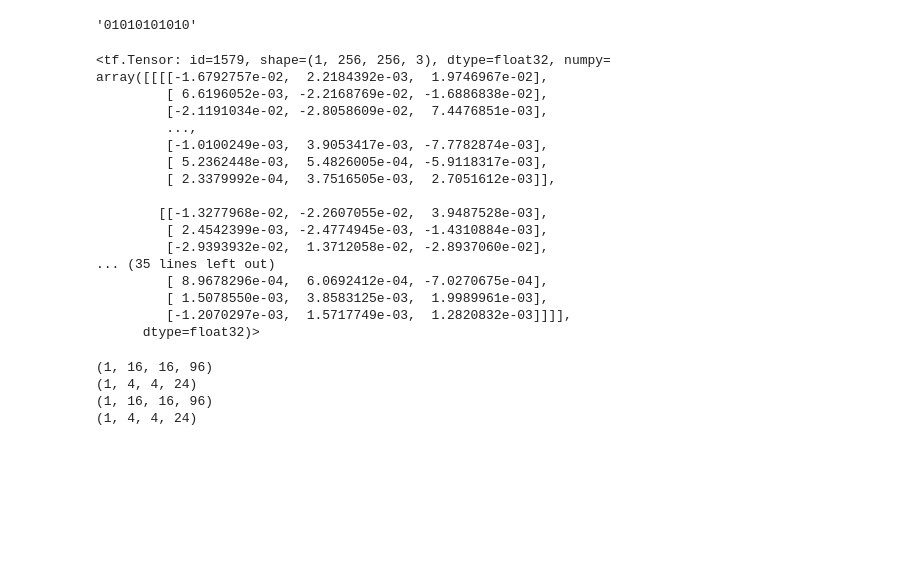
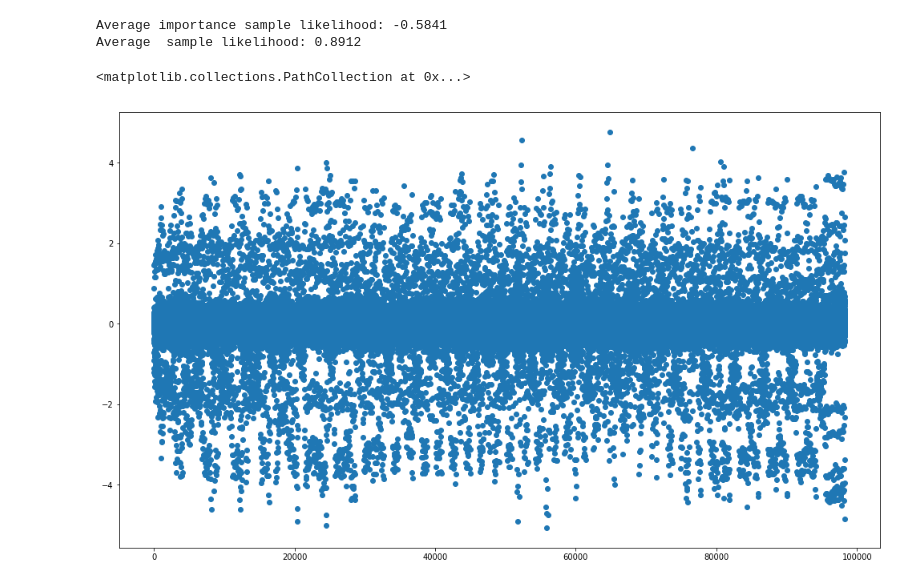
Before and after one commit to gergely-flamich/compression-without-quantization, a Jupyter notebook: scratch.ipynb, the cells around one changed output. Cells and saved outputs as stored; diff of their text form; code cells hidden in the pictures; blank space fills up the shorter version.

```diff
--- a/scratch.ipynb
+++ b/scratch.ipynb
@@ -30,0 +36,14 @@ tf.enable_eager_execution()
+# %%
+dist_dir = "/scratch/gf332/data/kodak_cwoq/"
+
+q2_loc = np.load(dist_dir + "pln_q2_loc.npy").flatten()[:10]
+q2_scale = np.load(dist_dir + "pln_q2_scale.npy").flatten()[:10]
+
+p2_loc = np.load(dist_dir + "pln_p2_loc.npy").flatten()[:10]
+p2_scale = np.load(dist_dir + "pln_p2_scale.npy").flatten()[:10]
+
+q1_loc = np.load(dist_dir + "pln_q1_loc.npy").flatten()
+q1_scale = np.load(dist_dir + "pln_q1_scale.npy").flatten()
+
+p1_loc = np.load(dist_dir + "pln_p1_loc.npy").flatten()
+p1_scale = np.load(dist_dir + "pln_p1_scale.npy").flatten()
@@ -87,7 +211,0 @@ NameError: name 'code_grouped_greedy_sample_' is not defined
-# %%
-x1 = b"01010"
-x2 = b"101010"
-
-x1.decode("utf-8") + x2.decode("utf-8")
-# %% [output]
-'01010101010'
@@ -99,30 +212,29 @@ pln = ProbabilisticLadderNetwork(first_level_filters=196,
-# %%
-pln(tf.zeros((1, 256, 256, 3)))
-# %% [output]
-<tf.Tensor: id=1579, shape=(1, 256, 256, 3), dtype=float32, numpy=
-array([[[[-1.6792757e-02,  2.2184392e-03,  1.9746967e-02],
-         [ 6.6196052e-03, -2.2168769e-02, -1.6886838e-02],
-         [-2.1191034e-02, -2.8058609e-02,  7.4476851e-03],
-         ...,
-         [-1.0100249e-03,  3.9053417e-03, -7.7782874e-03],
-         [ 5.2362448e-03,  5.4826005e-04, -5.9118317e-03],
-         [ 2.3379992e-04,  3.7516505e-03,  2.7051612e-03]],
-
-        [[-1.3277968e-02, -2.2607055e-02,  3.9487528e-03],
-         [ 2.4542399e-03, -2.4774945e-03, -1.4310884e-03],
-         [-2.9393932e-02,  1.3712058e-02, -2.8937060e-02],
-... (35 lines left out)
-         [ 8.9678296e-04,  6.0692412e-04, -7.0270675e-04],
-         [ 1.5078550e-03,  3.8583125e-03,  1.9989961e-03],
-         [-1.2070297e-03,  1.5717749e-03,  1.2820832e-03]]]],
-      dtype=float32)>
-# %%
-print(pln.posterior_1.loc.shape)
-print(pln.posterior_2.loc.shape)
-print(pln.prior_1.loc.shape)
-print(pln.prior_2.loc.shape)
-# %% [output]
-(1, 16, 16, 96)
-(1, 4, 4, 24)
-(1, 16, 16, 96)
-(1, 4, 4, 24)
+# %%
+q1 = tfd.Normal(loc=q1_loc,
+                scale=q1_scale)
+p1 = tfd.Normal(loc=p1_loc,
+                scale=p1_scale)
+
+bs, si = code_greedy_sample(target=q1,
+                           proposal=p1,
+                           n_bits_per_step=14,
+                           n_steps=50,
+                           seed=1)
+
+bs = tf.reshape(bs, [-1])
+qs = q1.sample()
+aisl = tf.reduce_mean(q1.log_prob(bs))
+asl = tf.reduce_mean(q1.log_prob(qs))
+print("Average importance sample likelihood: {:.4f}".format(aisl))
+print("Average  sample likelihood: {:.4f}".format(asl))
+# %% [output]
+Average importance sample likelihood: -0.5841
+Average  sample likelihood: 0.8912
+# %%
+plt.figure(figsize=(17, 10))
+
+plt.scatter(range(len(bs)), bs)
+#plt.scatter(range(len(qs)), qs, alpha=0.3)
+# %% [output]
+<matplotlib.collections.PathCollection at 0x...>
+[figure, added]
```
Also changed, not shown: parts of 4 cells of this notebook, 1 other file.
